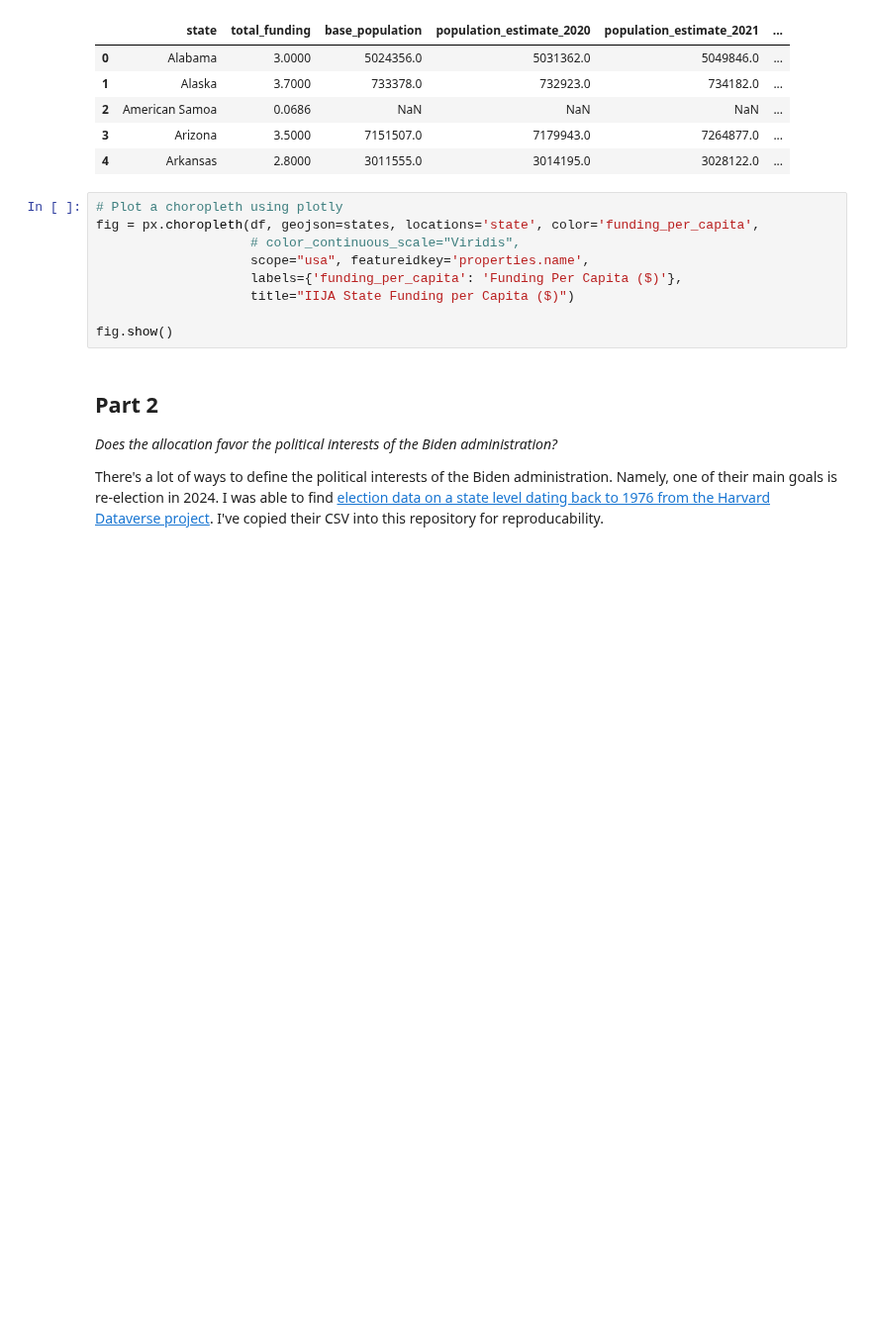
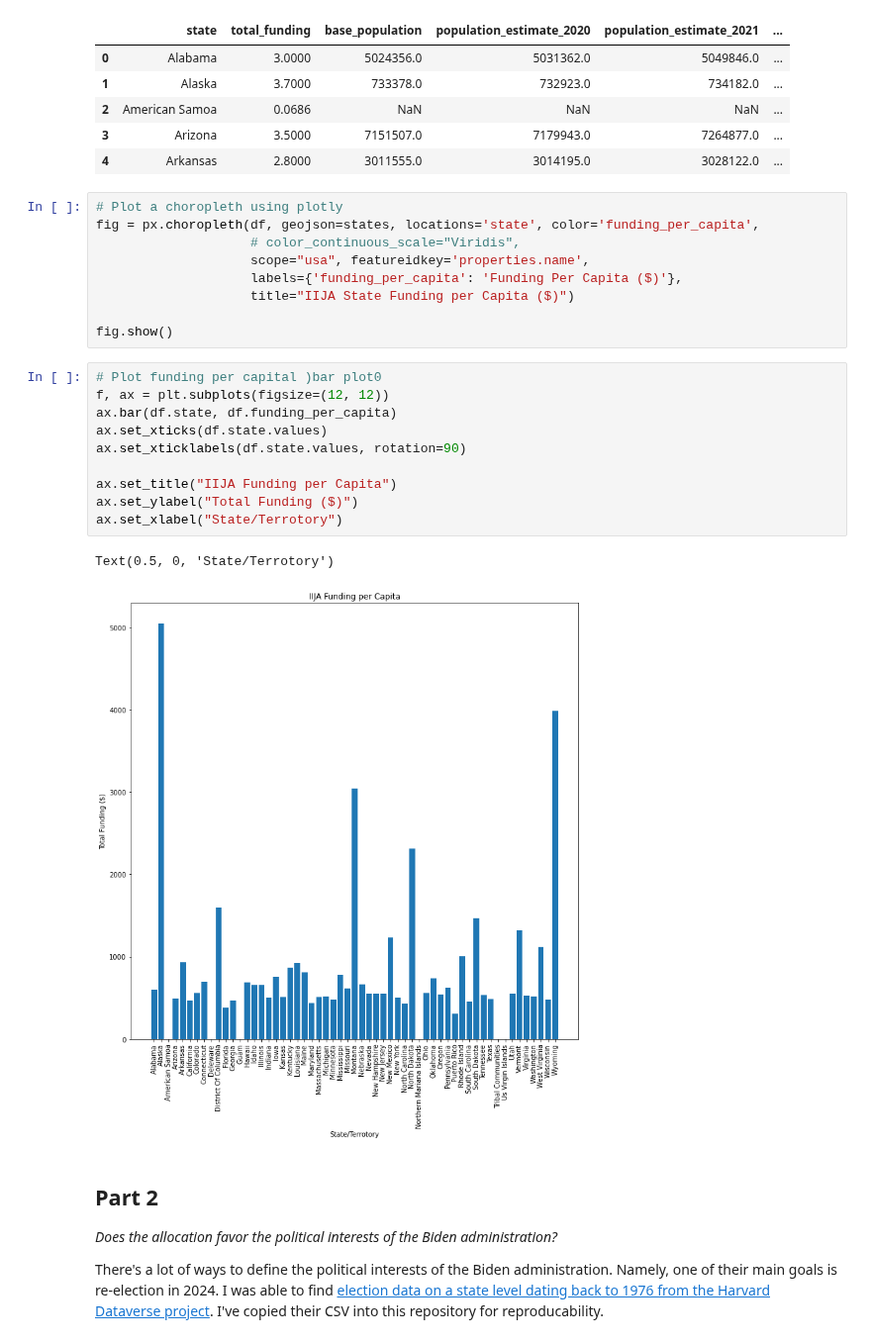
Before and after one commit to andrewbowen19/storiesDATA608, a Jupyter notebook: story1.ipynb, the cells around one changed output. Shown at 99% size. Cells and saved outputs as stored; diff of their text form; blank space fills up the shorter version.

```diff
--- a/story1.ipynb
+++ b/story1.ipynb
@@ -129,6 +135,19 @@ fig = px.choropleth(df, geojson=states, locations='state', color='funding_per_ca
                     title="IIJA State Funding per Capita ($)")
 
 fig.show()
+# %%
+# Plot funding per capital )bar plot0
+f, ax = plt.subplots(figsize=(12, 12))
+ax.bar(df.state, df.funding_per_capita)
+ax.set_xticks(df.state.values)
+ax.set_xticklabels(df.state.values, rotation=90)
+
+ax.set_title("IIJA Funding per Capita")
+ax.set_ylabel("Total Funding ($)")
+ax.set_xlabel("State/Terrotory")
+# %% [output]
+Text(0.5, 0, 'State/Terrotory')
+[figure, added]
 # %% [markdown]
 ## Part 2
 *Does the allocation favor the political interests of the Biden administration?*
```
Also changed, not shown: parts of 7 cells of this notebook, 4 other files.
